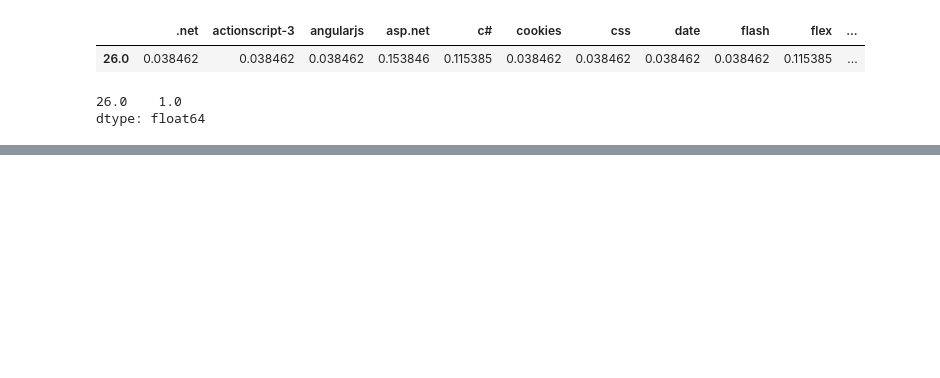
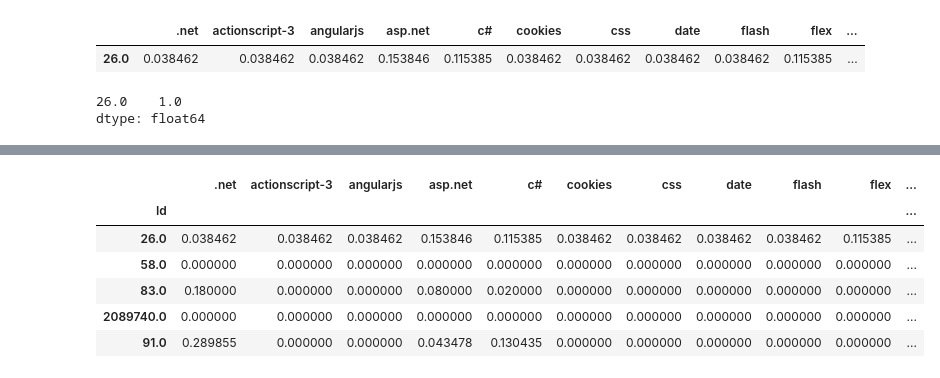
Before and after one commit to TSunny007/StackOverflowAnalytics, a Jupyter notebook: Notebook/user_question_mapping.ipynb, the cells around one changed output, grey strips where cells are left out. Drawn from its saved outputs; the diff is of its cells as text; code cells hidden in the pictures; blank space fills up the shorter version.

```diff
--- a/Notebook/user_question_mapping.ipynb
+++ b/Notebook/user_question_mapping.ipynb
@@ -84,0 +131,10 @@ print (len(users.loc[1,:]), len(user_questions.loc[1,:]), len(user_infromation.l
+# %%
+user_questions.head().loc[:,['.net','actionscript-3', 'angularjs', 'asp.net', 'c#', 'cookies','css', 'date', 'flash', 'flex', 'generics','html', 'javascript', 'session', 'sqlite', 'tsql',  'vb.net', 'web-services', 'xml']]
+# %% [output]
+|  | .net | actionscript-3 | angularjs | asp.net | c# | cookies | css | date | flash | flex | ... |
+| Id |  |  |  |  |  |  |  |  |  |  | ... |
+| 26.0 | 0.038462 | 0.038462 | 0.038462 | 0.153846 | 0.115385 | 0.038462 | 0.038462 | 0.038462 | 0.038462 | 0.115385 | ... |
+| 58.0 | 0.000000 | 0.000000 | 0.000000 | 0.000000 | 0.000000 | 0.000000 | 0.000000 | 0.000000 | 0.000000 | 0.000000 | ... |
+| 83.0 | 0.180000 | 0.000000 | 0.000000 | 0.080000 | 0.020000 | 0.000000 | 0.000000 | 0.000000 | 0.000000 | 0.000000 | ... |
+| 2089740.0 | 0.000000 | 0.000000 | 0.000000 | 0.000000 | 0.000000 | 0.000000 | 0.000000 | 0.000000 | 0.000000 | 0.000000 | ... |
+| 91.0 | 0.289855 | 0.000000 | 0.000000 | 0.043478 | 0.130435 | 0.000000 | 0.000000 | 0.000000 | 0.000000 | 0.000000 | ... |
```
Also changed, not shown: parts of 16 cells of this notebook, 1 other file.
